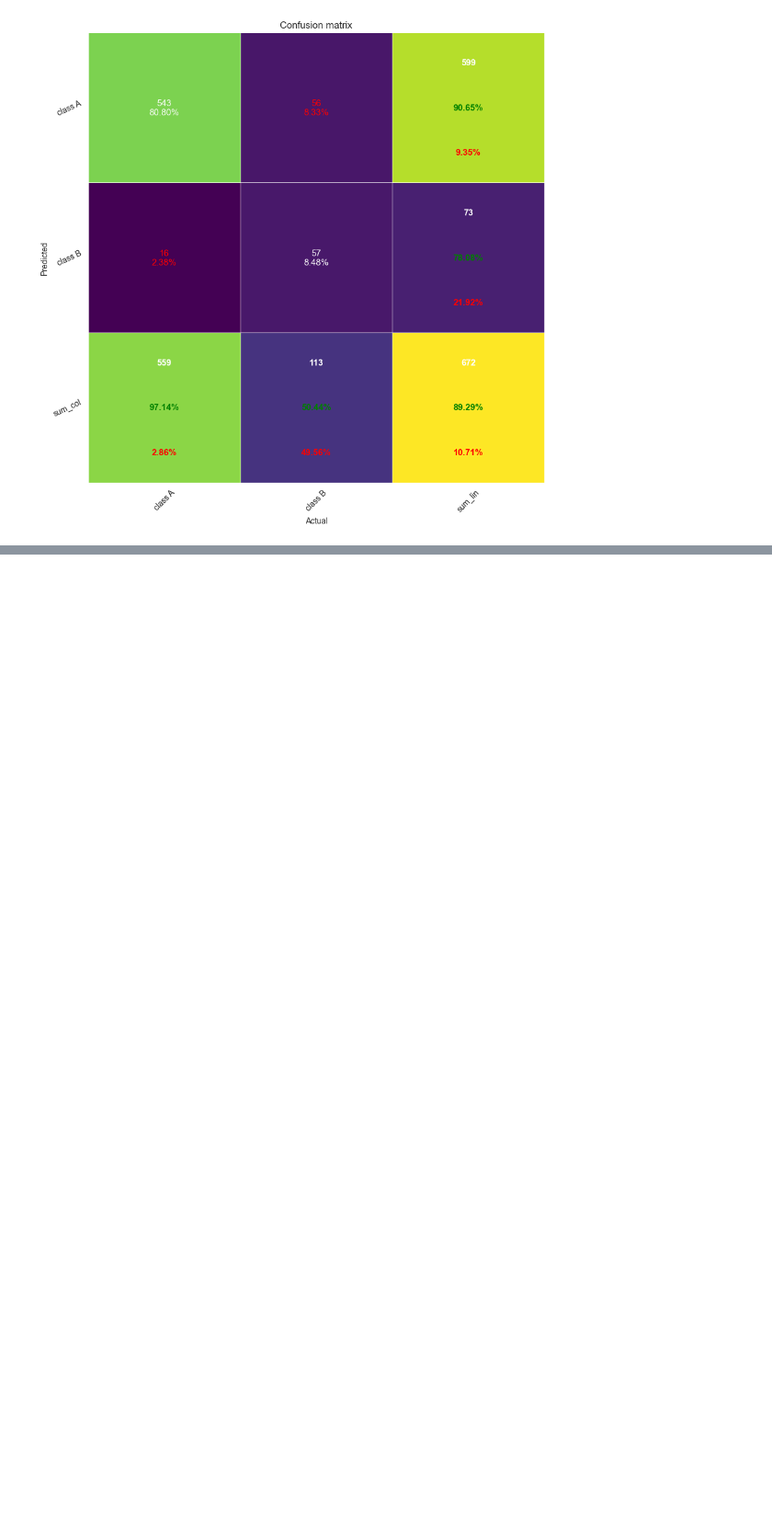
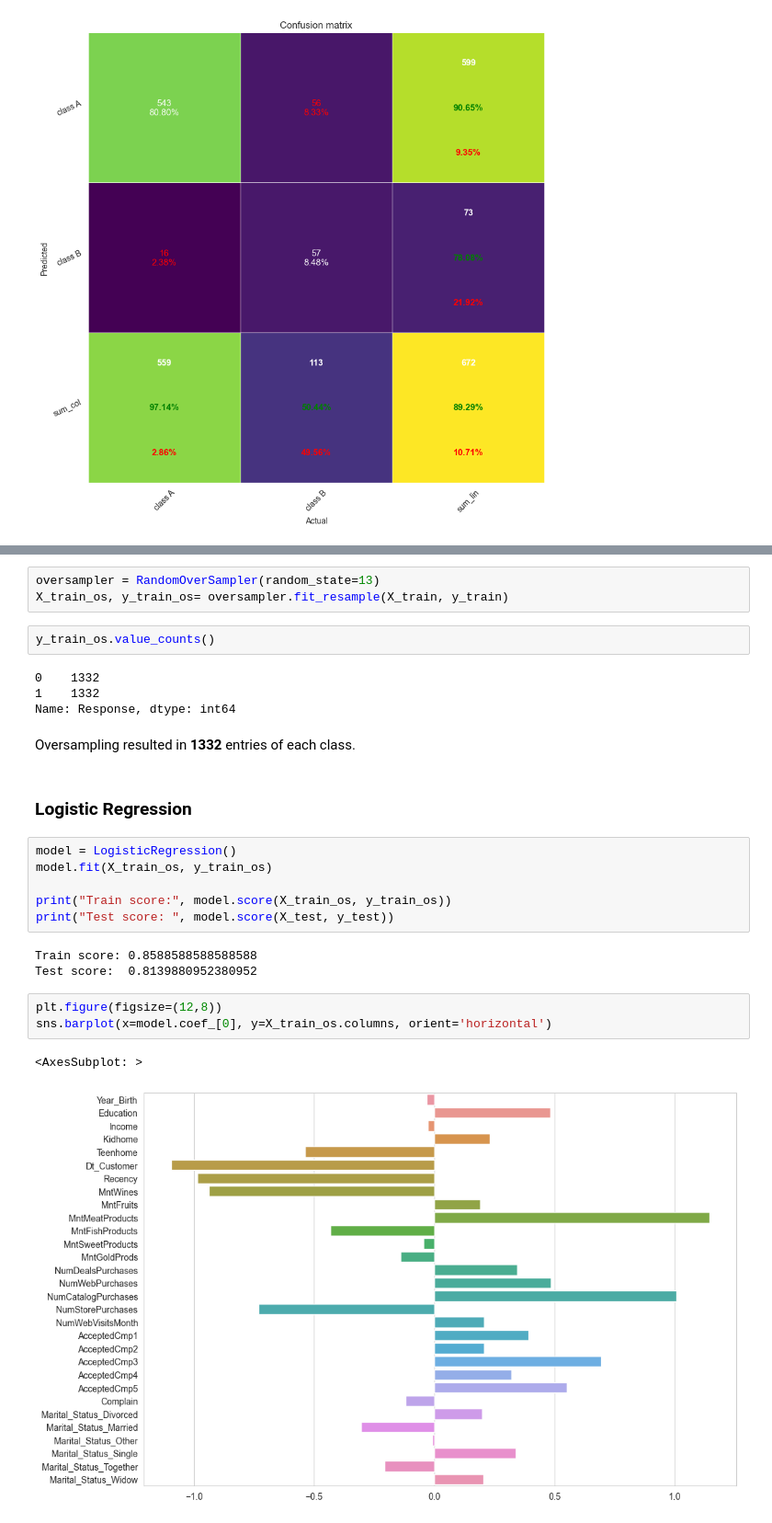
Before and after one commit to veneta13/Customer-Classifier, a Jupyter notebook: notebook/customer_classifier.ipynb, the cells around one changed output, grey strips where cells are left out. Shown at 92% size. Cells and saved outputs as stored; diff of their text form; blank space fills up the shorter version.

Commit message:
Add random oversampling and undersampling

```diff
--- a/notebook/customer_classifier.ipynb
+++ b/notebook/customer_classifier.ipynb
@@ -1235,0 +1261,28 @@ pp_matrix_from_data(y_test, y_pred, cmap='viridis', figsize=[2, 2])
+# %%
+oversampler = RandomOverSampler(random_state=13)
+X_train_os, y_train_os= oversampler.fit_resample(X_train, y_train)
+# %%
+y_train_os.value_counts()
+# %% [output]
+0    1332
+1    1332
+Name: Response, dtype: int64
+# %% [markdown]
+Oversampling resulted in **1332** entries of each class.
+# %% [markdown]
+### Logistic Regression
+# %%
+model = LogisticRegression()
+model.fit(X_train_os, y_train_os)
+
+print("Train score:", model.score(X_train_os, y_train_os))
+print("Test score: ", model.score(X_test, y_test))
+# %% [output]
+Train score: 0.8588588588588588
+Test score:  0.8139880952380952
+# %%
+plt.figure(figsize=(12,8))
+sns.barplot(x=model.coef_[0], y=X_train_os.columns, orient='horizontal')
+# %% [output]
+<AxesSubplot: >
+[figure, added]
```
Also changed, not shown: parts of 67 cells of this notebook.
